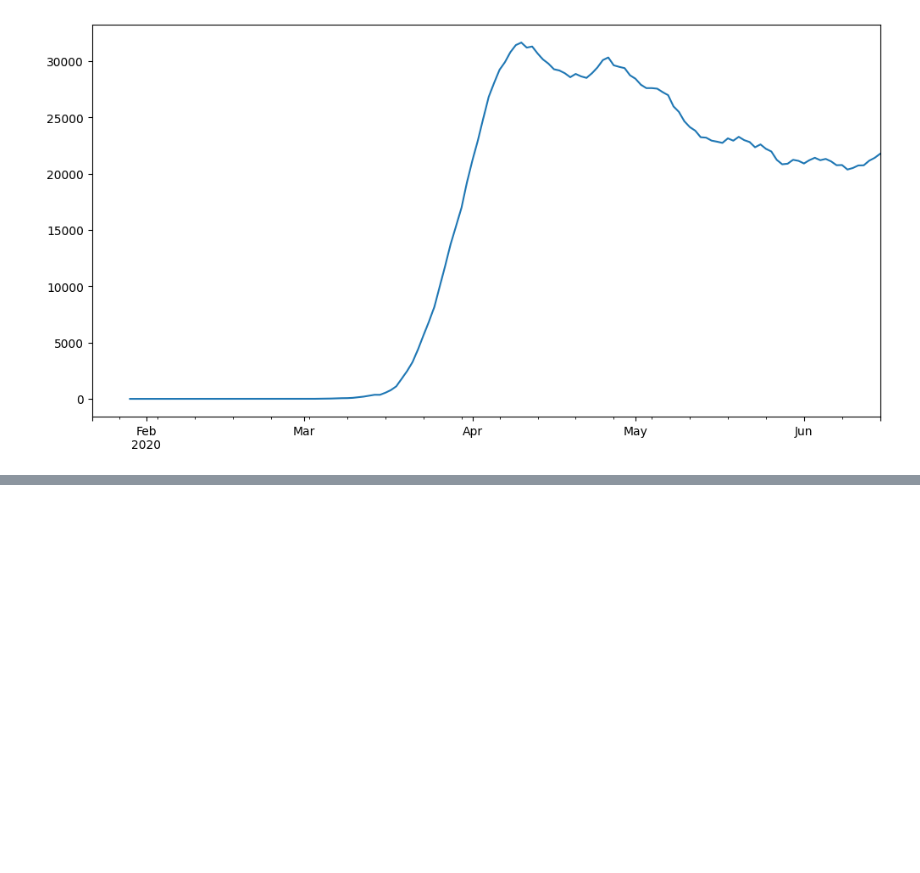
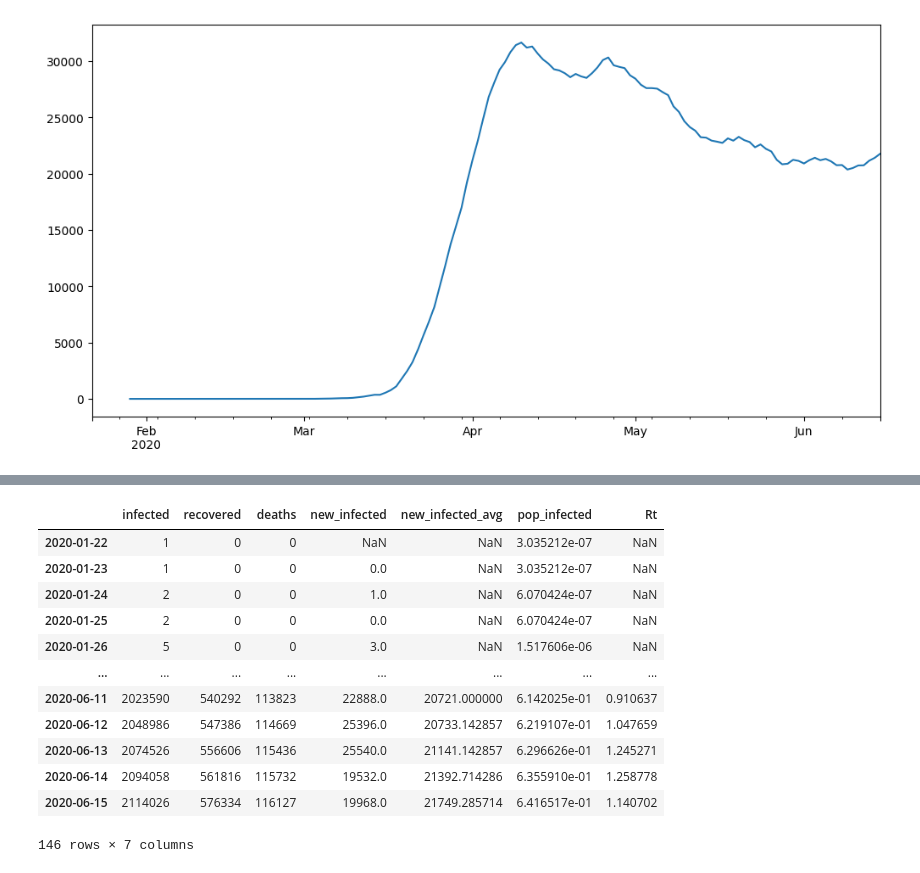
Before and after one commit to Ada-Lovelace-Akademi/data-science, a Jupyter notebook: exercises/week-2-exercise.ipynb, the cells around one changed output, grey strips where cells are left out. Cells and saved outputs as stored; diff of their text form; code cells hidden in the pictures; blank space fills up the shorter version.

```diff
--- a/exercises/week-2-exercise.ipynb
+++ b/exercises/week-2-exercise.ipynb
@@ -372,0 +456,16 @@ plt.show()
+# %%
+df_us
+# %% [output]
+|  | infected | recovered | deaths | new_infected | new_infected_avg | pop_infected | Rt |
+| 2020-01-22 | 1 | 0 | 0 | NaN | NaN | 3.035212e-07 | NaN |
+| 2020-01-23 | 1 | 0 | 0 | 0.0 | NaN | 3.035212e-07 | NaN |
+| 2020-01-24 | 2 | 0 | 0 | 1.0 | NaN | 6.070424e-07 | NaN |
+| 2020-01-25 | 2 | 0 | 0 | 0.0 | NaN | 6.070424e-07 | NaN |
+| 2020-01-26 | 5 | 0 | 0 | 3.0 | NaN | 1.517606e-06 | NaN |
+| ... | ... | ... | ... | ... | ... | ... | ... |
+| 2020-06-11 | 2023590 | 540292 | 113823 | 22888.0 | 20721.000000 | 6.142025e-01 | 0.910637 |
+| 2020-06-12 | 2048986 | 547386 | 114669 | 25396.0 | 20733.142857 | 6.219107e-01 | 1.047659 |
+| 2020-06-13 | 2074526 | 556606 | 115436 | 25540.0 | 21141.142857 | 6.296626e-01 | 1.245271 |
+| 2020-06-14 | 2094058 | 561816 | 115732 | 19532.0 | 21392.714286 | 6.355910e-01 | 1.258778 |
+| 2020-06-15 | 2114026 | 576334 | 116127 | 19968.0 | 21749.285714 | 6.416517e-01 | 1.140702 |
+146 rows × 7 columns
```
Also changed, not shown: parts of 14 cells of this notebook.
